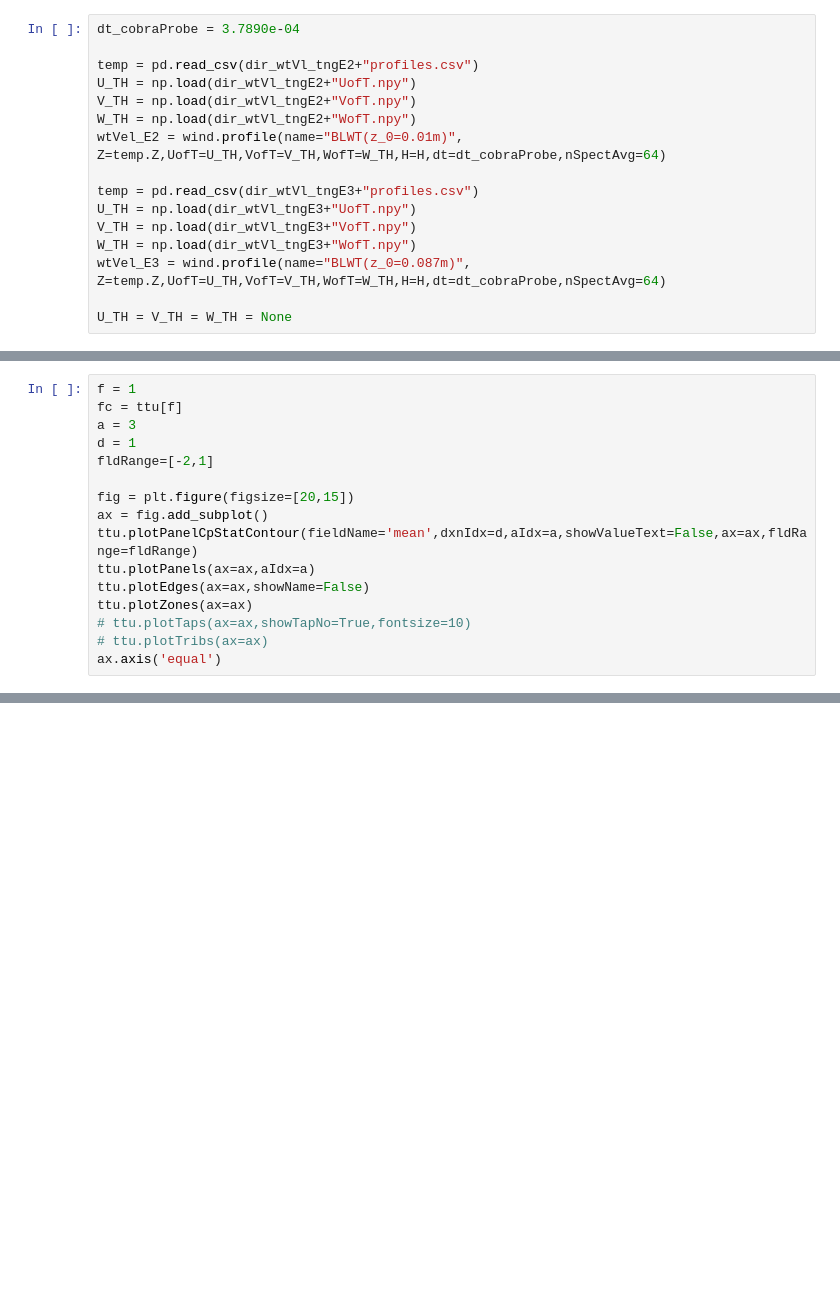
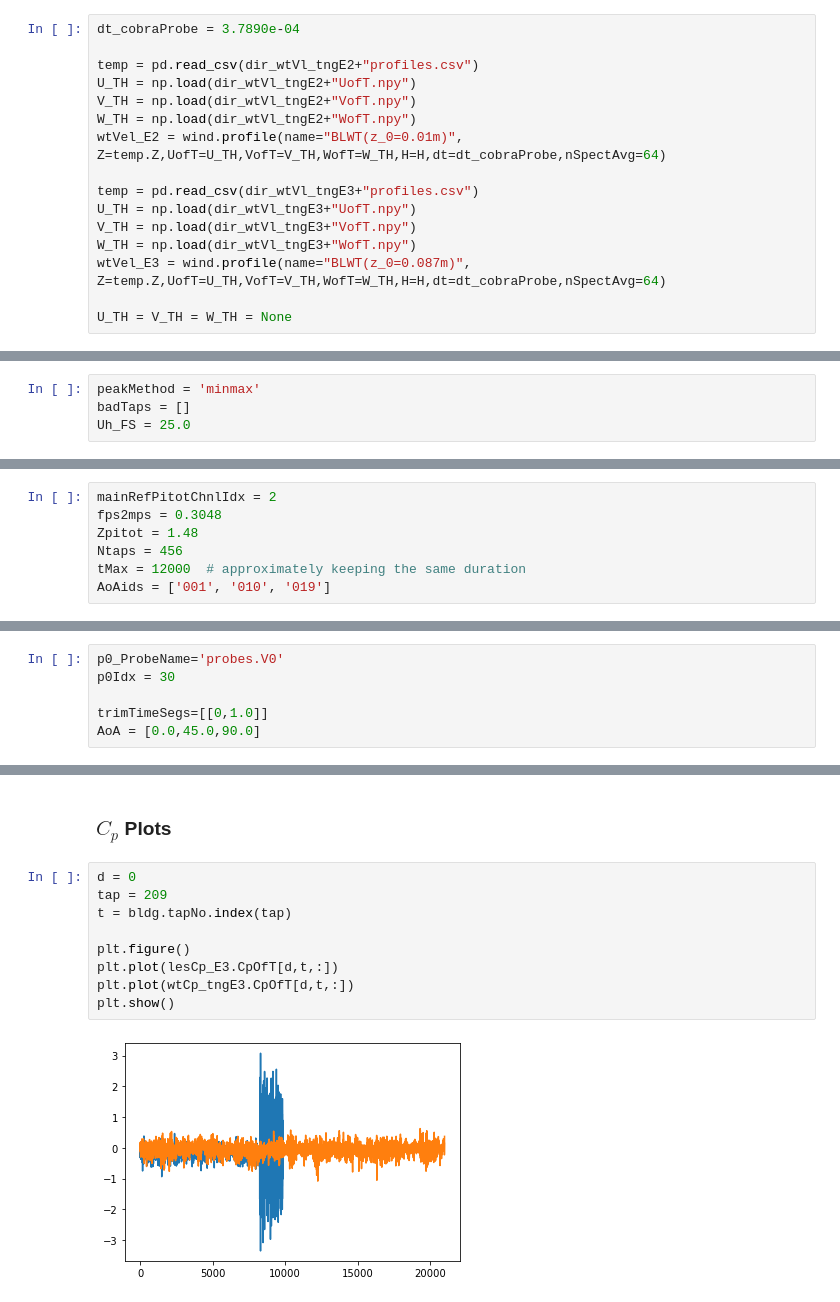
Before and after one commit to Tsinuel/windCalc, a Jupyter notebook: src/lab_windCAD.ipynb, the cells around one changed output, grey strips where cells are left out. Cells and saved outputs as stored; diff of their text form; blank space fills up the shorter version.

```diff
--- a/src/lab_windCAD.ipynb
+++ b/src/lab_windCAD.ipynb
@@ -486,16 +310,0 @@ ax.axis('equal')
-# %%
-f = 1
-fc = ttu[f]
-a = 3
-d = 1
-fldRange=[-2,1]
-
-fig = plt.figure(figsize=[20,15])
-ax = fig.add_subplot()
-ttu.plotPanelCpStatContour(fieldName='mean',dxnIdx=d,aIdx=a,showValueText=False,ax=ax,fldRange=fldRange)
-ttu.plotPanels(ax=ax,aIdx=a)
-ttu.plotEdges(ax=ax,showName=False)
-ttu.plotZones(ax=ax)
-# ttu.plotTaps(ax=ax,showTapNo=True,fontsize=10)
-# ttu.plotTribs(ax=ax)
-ax.axis('equal')
@@ -829,0 +588,4 @@ print(type(np.array(arr)))
+# %%
+peakMethod = 'minmax'
+badTaps = []
+Uh_FS = 25.0
@@ -829,0 +594,7 @@ print(type(np.array(arr)))
+# %%
+mainRefPitotChnlIdx = 2
+fps2mps = 0.3048
+Zpitot = 1.48
+Ntaps = 456
+tMax = 12000  # approximately keeping the same duration
+AoAids = ['001', '010', '019']
@@ -829,0 +683,6 @@ print(type(np.array(arr)))
+# %%
+p0_ProbeName='probes.V0'
+p0Idx = 30
+
+trimTimeSegs=[[0,1.0]]
+AoA = [0.0,45.0,90.0]
@@ -829,0 +781,13 @@ print(type(np.array(arr)))
+# %% [markdown]
+### $C_p$ Plots
+# %%
+d = 0
+tap = 209
+t = bldg.tapNo.index(tap)
+
+plt.figure()
+plt.plot(lesCp_E3.CpOfT[d,t,:])
+plt.plot(wtCp_tngE3.CpOfT[d,t,:])
+plt.show()
+# %% [output]
+[figure, added]
```
Also changed, not shown: parts of 51 cells of this notebook, 2 other files.
